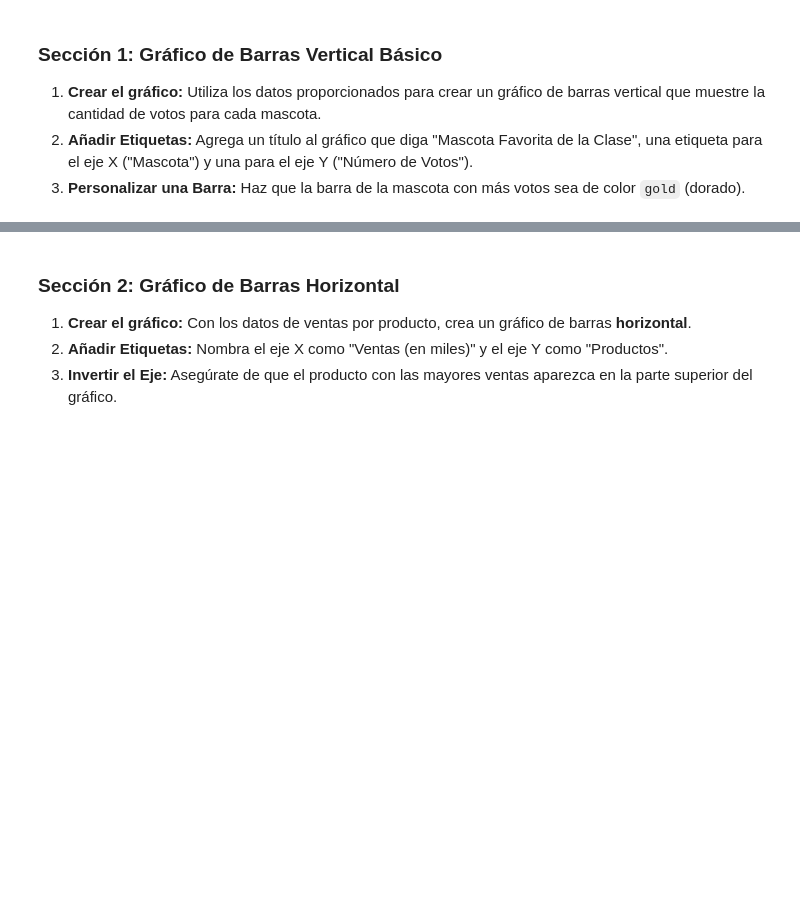
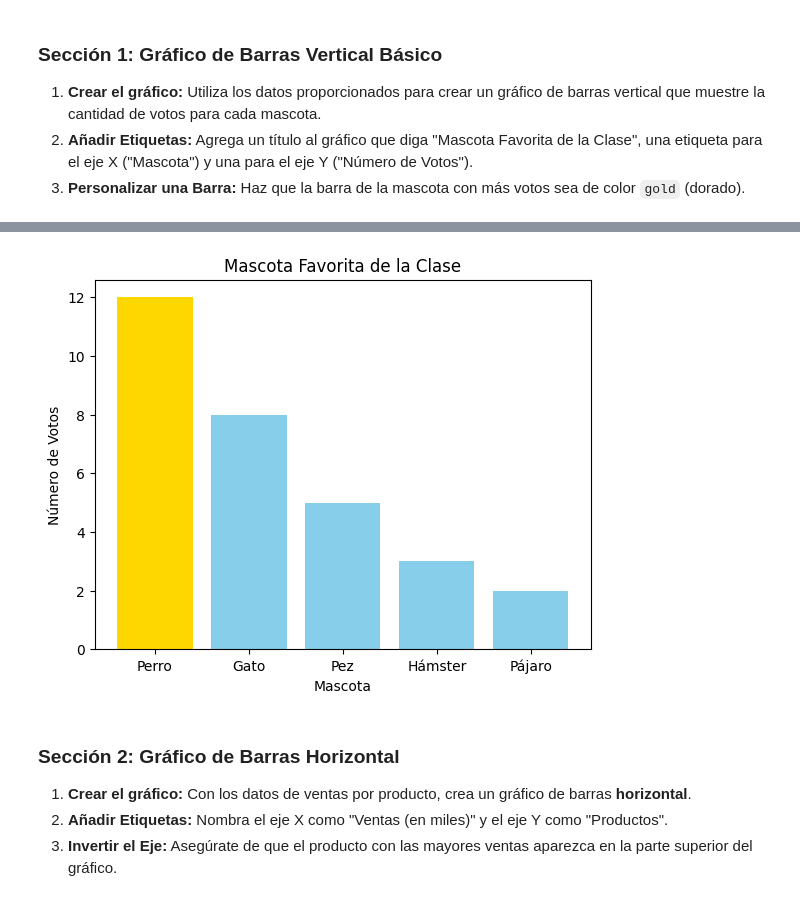
Before and after one commit to xisaach03/Practica_Numpy_1-, a Jupyter notebook: Numpy_Bar_Exercise_Students.ipynb, the cells around one changed output, grey strips where cells are left out. Cells and saved outputs as stored; diff of their text form; code cells hidden in the pictures; blank space fills up the shorter version.

```diff
--- a/Numpy_Bar_Exercise_Students.ipynb
+++ b/Numpy_Bar_Exercise_Students.ipynb
@@ -27,6 +27,8 @@
 2.  **Añadir Etiquetas:** Agrega un título al gráfico que diga "Mascota Favorita de la Clase", una etiqueta para el eje X ("Mascota") y una para el eje Y ("Número de Votos").
 3.  **Personalizar una Barra:** Haz que la barra de la mascota con más votos sea de color `gold` (dorado).
 # %%
+%pip install matplotlib
+
 import matplotlib.pyplot as plt
 import numpy as np
 
@@ -34,3 +36,11 @@ mascotas = ['Perro', 'Gato', 'Pez', 'Hámster', 'Pájaro']
 votos = [12, 8, 5, 3, 2]
 
 # Espacio para tus respuestas de la Sección 1
+
+colores = ['gold' if v == max(votos) else 'skyblue' for v in votos]
+plt.bar(mascotas, votos, color=colores)
+plt.title("Mascota Favorita de la Clase")
+plt.xlabel("Mascota")
+plt.ylabel("Número de Votos")
+plt.show()
+# %% [output]
@@ -37,3 +64,4 @@ votos = [12, 8, 5, 3, 2]
+[figure, added]
 # %% [markdown]
 ### Sección 2: Gráfico de Barras Horizontal
 
```
Also changed, not shown: parts of 4 cells of this notebook.
